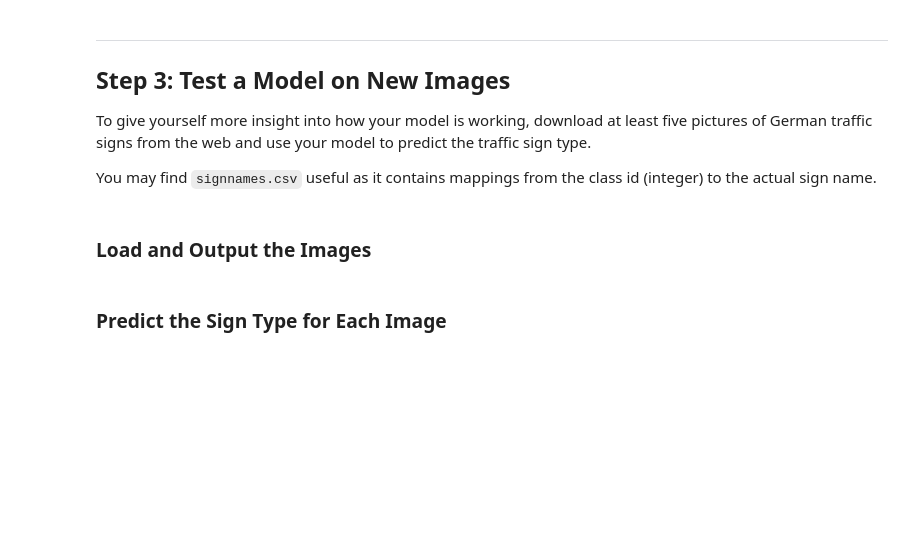
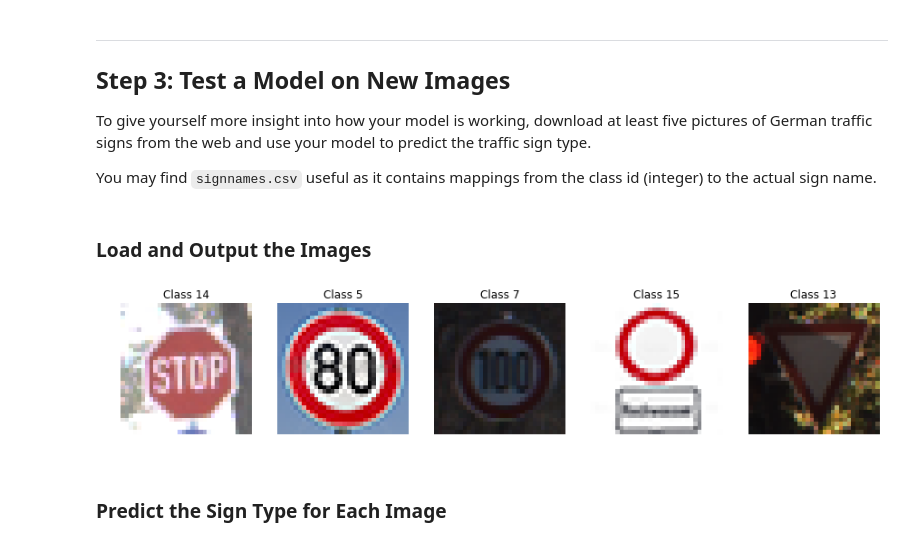
Before and after one commit to kaiulrich/kulrich_CarND-Traffic-Sign-Classifier-Project, a Jupyter notebook: Traffic_Sign_Classifier.ipynb, the cells around one changed output. Saved outputs shown, nothing was run; the diff lists cells and outputs as text; code cells hidden in the pictures; blank space fills up the shorter version.

```diff
--- a/Traffic_Sign_Classifier.ipynb
+++ b/Traffic_Sign_Classifier.ipynb
@@ -348,29 +351,31 @@ You may find `signnames.csv` useful as it contains mappings from the class id (i
 # %%
 ### Load the images and plot them here.
 ### Feel free to use as many code cells as needed.
 import matplotlib.image as mpimg
 
-imgs = ['stop.png', '80.png', 'generalcaution.png', 'novehicles.png', 'yield.png']
+imgs = ['stop.png', '80.png', '100.png', 'novehicles.png', 'yield.png']
 
-new_input_labels =[7, 5, 26, 15, 13]
+new_input_labels =[14, 5, 7, 15, 13]
 images = []
 new_input = []
 
 for imgname in imgs:
     image = mpimg.imread('images/' + imgname)
     images.append(image)
     normalized_image = preprozess(image)
     new_input.append(normalized_image)
 
 plt.figure(figsize=(15, 15))
 
 for i in range(len(new_input_labels)):
     plt.subplot(1, 5, i+1)
     plt.axis('off')
     plt.title("Class {0}".format(new_input_labels[i]))
     plt.imshow(images[i])
 
 plt.show()
+# %% [output]
+[figure, added]
 # %% [markdown]
 ### Predict the Sign Type for Each Image
 # %%
```
Also changed, not shown: parts of 5 cells of this notebook, 1 other file.
